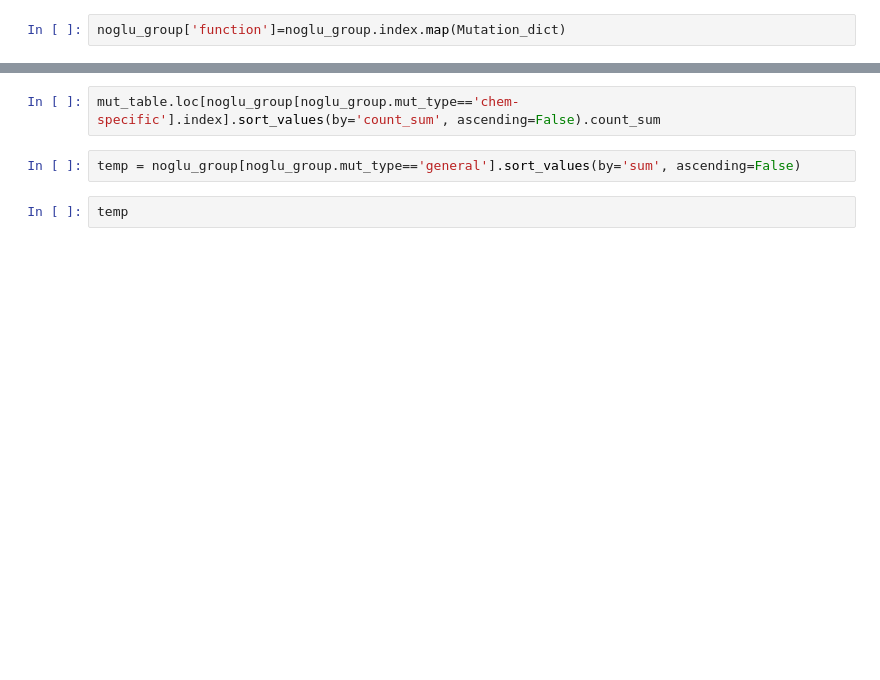
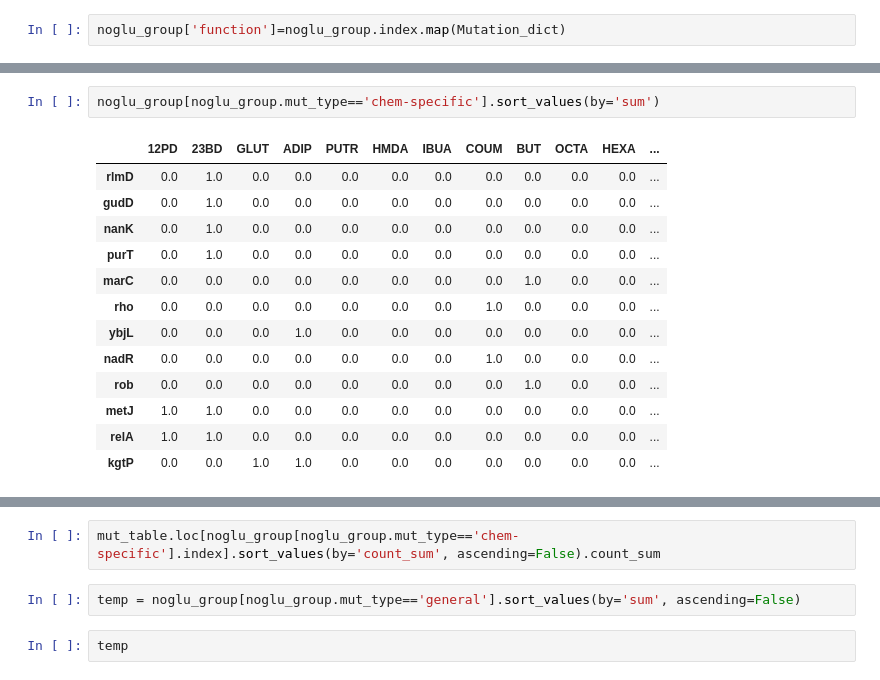
Before and after one commit to SBRG/Ecoli_chem_tol_ALE, a Jupyter notebook: Notebooks/F2b - Common_mutation.ipynb, the cells around one changed output, grey strips where cells are left out. Cells and saved outputs as stored; diff of their text form; blank space fills up the shorter version.

```diff
--- a/Notebooks/F2b - Common_mutation.ipynb
+++ b/Notebooks/F2b - Common_mutation.ipynb
@@ -755,0 +972,16 @@ ax.get_figure().savefig("./specific_pie.svg")
+# %%
+noglu_group[noglu_group.mut_type=='chem-specific'].sort_values(by='sum')
+# %% [output]
+|  | 12PD | 23BD | GLUT | ADIP | PUTR | HMDA | IBUA | COUM | BUT | OCTA | HEXA | ... |
+| rlmD | 0.0 | 1.0 | 0.0 | 0.0 | 0.0 | 0.0 | 0.0 | 0.0 | 0.0 | 0.0 | 0.0 | ... |
+| gudD | 0.0 | 1.0 | 0.0 | 0.0 | 0.0 | 0.0 | 0.0 | 0.0 | 0.0 | 0.0 | 0.0 | ... |
+| nanK | 0.0 | 1.0 | 0.0 | 0.0 | 0.0 | 0.0 | 0.0 | 0.0 | 0.0 | 0.0 | 0.0 | ... |
+| purT | 0.0 | 1.0 | 0.0 | 0.0 | 0.0 | 0.0 | 0.0 | 0.0 | 0.0 | 0.0 | 0.0 | ... |
+| marC | 0.0 | 0.0 | 0.0 | 0.0 | 0.0 | 0.0 | 0.0 | 0.0 | 1.0 | 0.0 | 0.0 | ... |
+| rho | 0.0 | 0.0 | 0.0 | 0.0 | 0.0 | 0.0 | 0.0 | 1.0 | 0.0 | 0.0 | 0.0 | ... |
+| ybjL | 0.0 | 0.0 | 0.0 | 1.0 | 0.0 | 0.0 | 0.0 | 0.0 | 0.0 | 0.0 | 0.0 | ... |
+| nadR | 0.0 | 0.0 | 0.0 | 0.0 | 0.0 | 0.0 | 0.0 | 1.0 | 0.0 | 0.0 | 0.0 | ... |
+| rob | 0.0 | 0.0 | 0.0 | 0.0 | 0.0 | 0.0 | 0.0 | 0.0 | 1.0 | 0.0 | 0.0 | ... |
+| metJ | 1.0 | 1.0 | 0.0 | 0.0 | 0.0 | 0.0 | 0.0 | 0.0 | 0.0 | 0.0 | 0.0 | ... |
+| relA | 1.0 | 1.0 | 0.0 | 0.0 | 0.0 | 0.0 | 0.0 | 0.0 | 0.0 | 0.0 | 0.0 | ... |
+| kgtP | 0.0 | 0.0 | 1.0 | 1.0 | 0.0 | 0.0 | 0.0 | 0.0 | 0.0 | 0.0 | 0.0 | ... |
```
Also changed, not shown: parts of 63 cells of this notebook, 36 other files.
